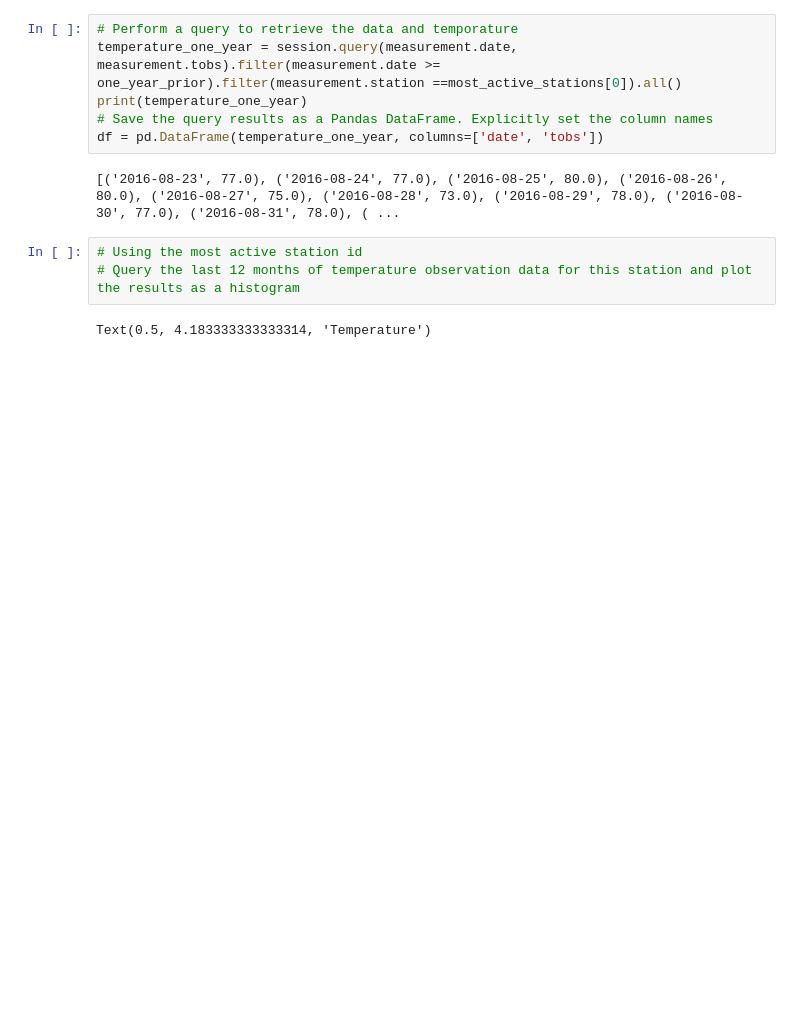
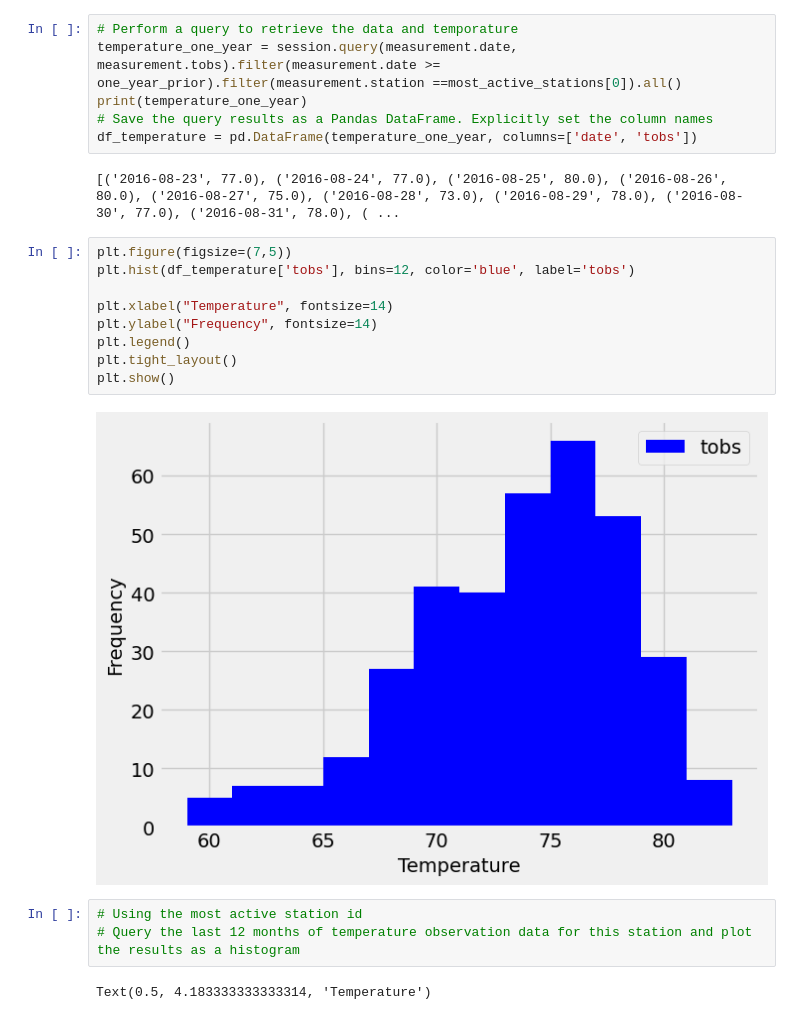
Before and after one commit to anhpham229/sqlalchemy-challenge, a Jupyter notebook: SurfsUp/climate_starter.ipynb, the cells around one changed output. Drawn from its saved outputs; the diff is of its cells as text; blank space fills up the shorter version.

```diff
--- a/SurfsUp/climate_starter.ipynb
+++ b/SurfsUp/climate_starter.ipynb
@@ -197,9 +197,20 @@ USC00519281
 temperature_one_year = session.query(measurement.date, measurement.tobs).filter(measurement.date >= one_year_prior).filter(measurement.station ==most_active_stations[0]).all()
 print(temperature_one_year)
 # Save the query results as a Pandas DataFrame. Explicitly set the column names
-df = pd.DataFrame(temperature_one_year, columns=['date', 'tobs'])
+df_temperature = pd.DataFrame(temperature_one_year, columns=['date', 'tobs'])
 # %% [output]
 [('2016-08-23', 77.0), ('2016-08-24', 77.0), ('2016-08-25', 80.0), ('2016-08-26', 80.0), ('2016-08-27', 75.0), ('2016-08-28', 73.0), ('2016-08-29', 78.0), ('2016-08-30', 77.0), ('2016-08-31', 78.0), ( ...
+# %%
+plt.figure(figsize=(7,5))
+plt.hist(df_temperature['tobs'], bins=12, color='blue', label='tobs')
+
+plt.xlabel("Temperature", fontsize=14)
+plt.ylabel("Frequency", fontsize=14)
+plt.legend()
+plt.tight_layout()
+plt.show()
+# %% [output]
+[figure, added]
 # %%
 # Using the most active station id
 # Query the last 12 months of temperature observation data for this station and plot the results as a histogram
```
